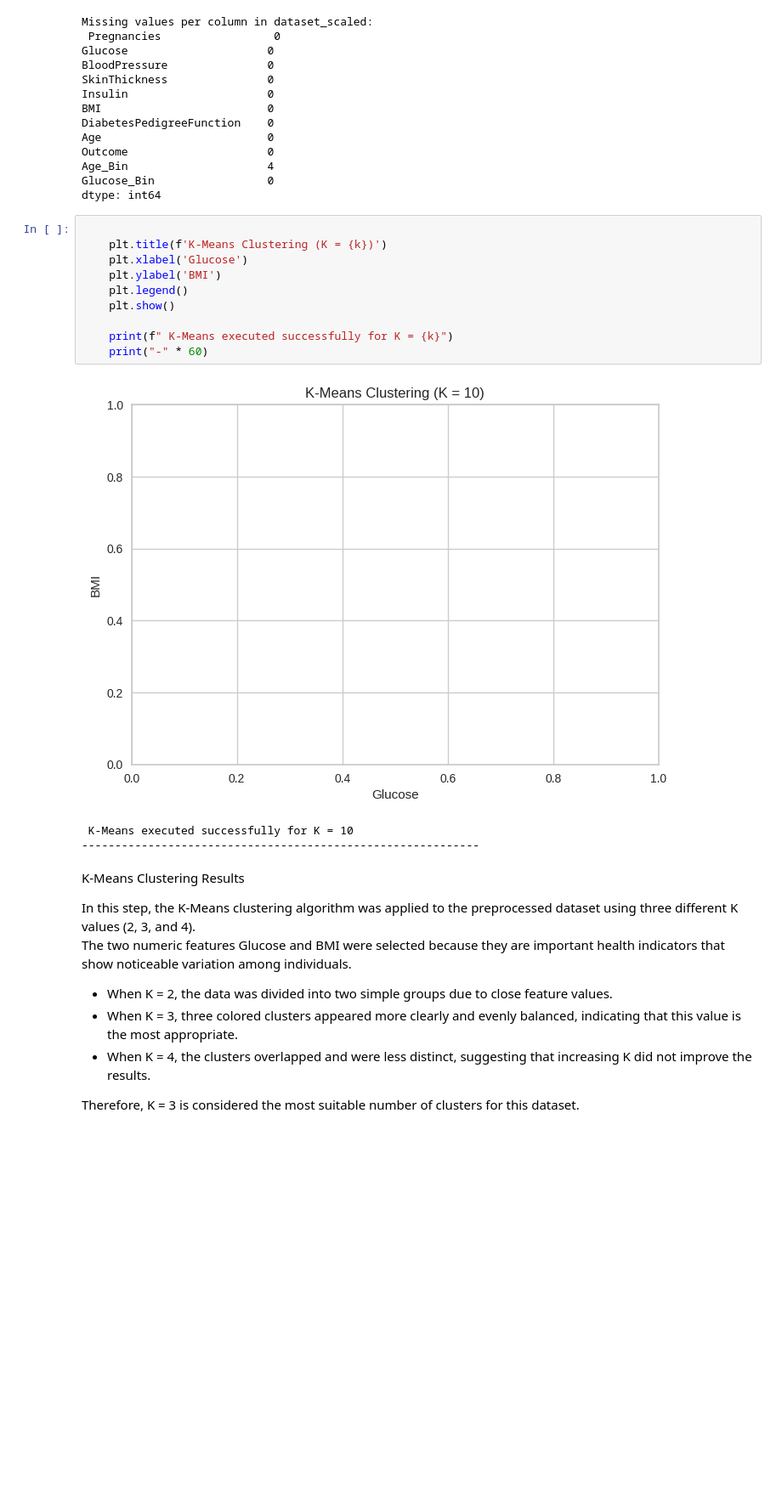
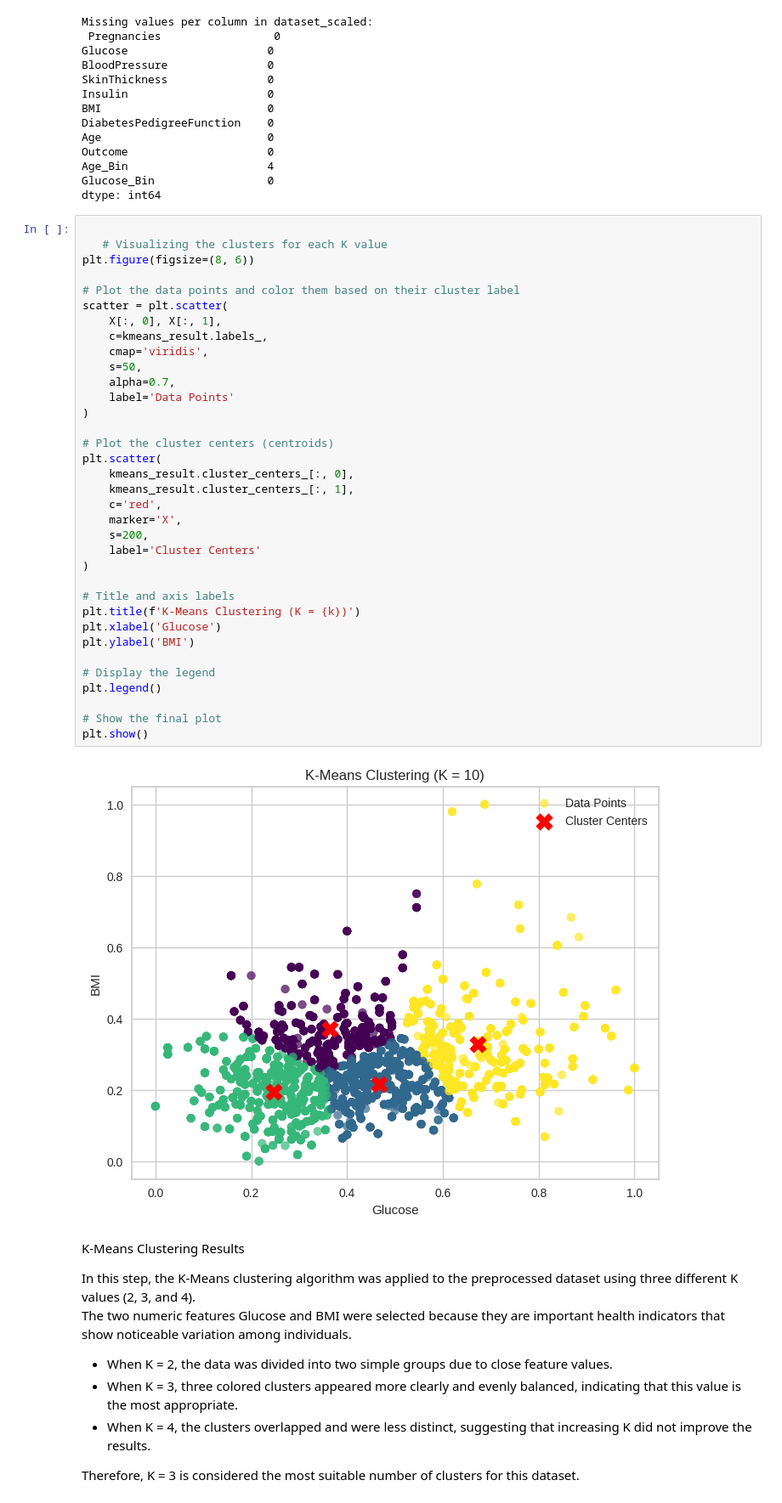
Before and after one commit to halaalduh/Diabetes-Prediction-using-Healthcare-Dataset, a Jupyter notebook: Phase3.ipynb, the cells around one changed output. Shown: that part at 85% size. Cells and saved outputs as stored; diff of their text form; blank space fills up the shorter version.

```diff
--- a/Phase3.ipynb
+++ b/Phase3.ipynb
@@ -181,20 +181,43 @@ Outcome                     0
 Age_Bin                     4
 Glucose_Bin                 0
 dtype: int64
-# %%
-
-    plt.title(f'K-Means Clustering (K = {k})')
-    plt.xlabel('Glucose')
-    plt.ylabel('BMI')
-    plt.legend()
-    plt.show()
-
-    print(f" K-Means executed successfully for K = {k}")
-    print("-" * 60)
-# %% [output]
-[figure, removed]
- K-Means executed successfully for K = 10
-------------------------------------------------------------
+# %%
+
+   # Visualizing the clusters for each K value
+plt.figure(figsize=(8, 6))
+
+# Plot the data points and color them based on their cluster label
+scatter = plt.scatter(
+    X[:, 0], X[:, 1],
+    c=kmeans_result.labels_,
+    cmap='viridis',
+    s=50,
+    alpha=0.7,
+    label='Data Points'
+)
+
+# Plot the cluster centers (centroids)
+plt.scatter(
+    kmeans_result.cluster_centers_[:, 0],
+    kmeans_result.cluster_centers_[:, 1],
+    c='red',
+    marker='X',
+    s=200,
+    label='Cluster Centers'
+)
+
+# Title and axis labels
+plt.title(f'K-Means Clustering (K = {k})')
+plt.xlabel('Glucose')
+plt.ylabel('BMI')
+
+# Display the legend
+plt.legend()
+
+# Show the final plot
+plt.show()
+# %% [output]
+[figure, added]
 # %% [markdown]
 K-Means Clustering Results
 
```
